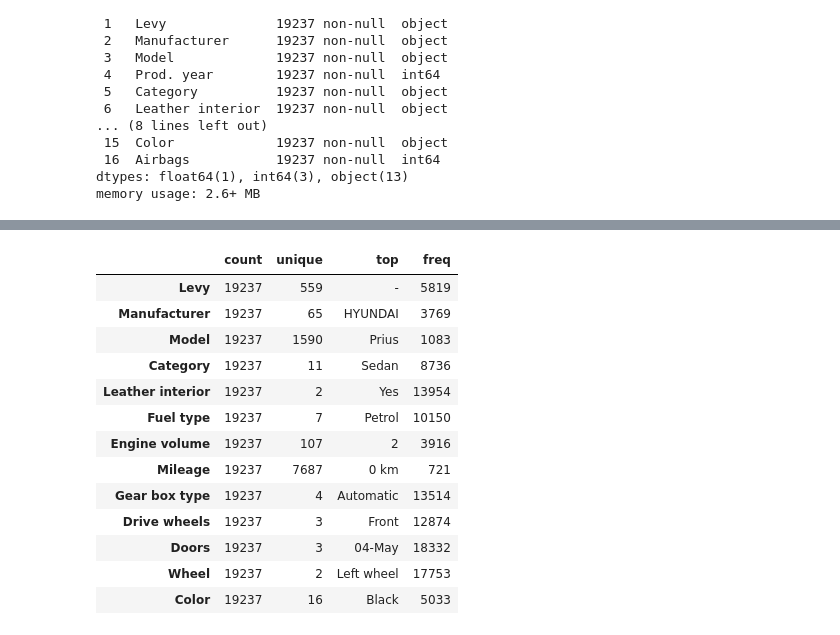
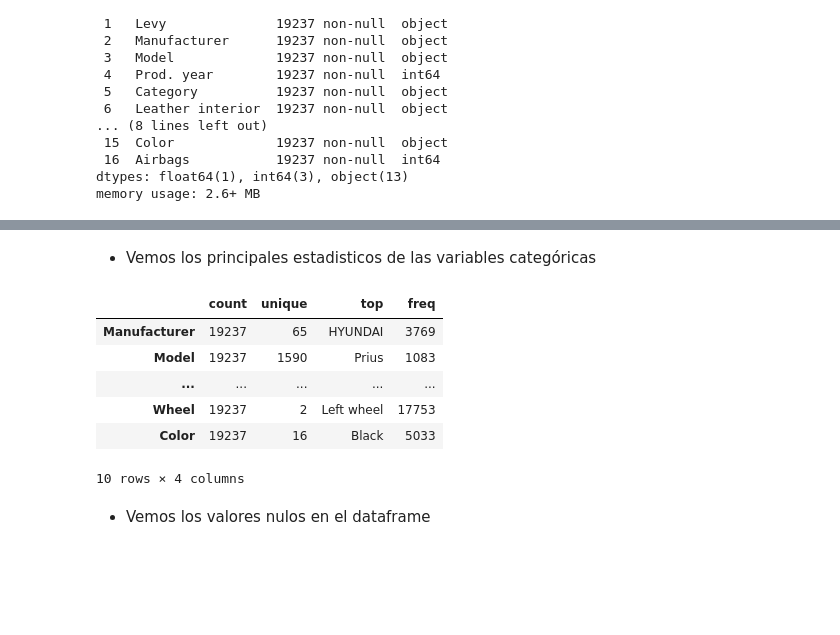
Before and after one commit to Adalab/DA-PROMO-B-MODULO-3-SPRINT-1-ANAIS-ARIANA, a Jupyter notebook: regresion_lineal/regresion_lineal_1.ipynb, the cells around one changed output, grey strips where cells are left out. Saved outputs shown, nothing was run; the diff lists cells and outputs as text; code cells hidden in the pictures; blank space fills up the shorter version.

```diff
--- a/regresion_lineal/regresion_lineal_1.ipynb
+++ b/regresion_lineal/regresion_lineal_1.ipynb
@@ -52,0 +113,2 @@ memory usage: 2.6+ MB
+# %%
+df['Doors'] = df['Doors'].str.replace('>', ' ')
@@ -52,0 +117,4 @@ memory usage: 2.6+ MB
+# %%
+df['Mileage'] = df['Mileage'].str.split(' ').str[0]
+# %%
+df['Levy'] = df['Levy'].str.replace('-', '0')
@@ -52,0 +154,2 @@ memory usage: 2.6+ MB
+# %%
+df = df.astype({'Doors':'int64', 'Mileage':'int64', 'Levy':'int64'})
@@ -65,20 +206,17 @@ df.describe().T
+# %% [markdown]
+- Vemos los principales estadisticos de las variables categóricas
 # %%
-df.describe(include= "O").T
+df.describe(include ="object").T
 # %% [output]
 |  | count | unique | top | freq |
-| Levy | 19237 | 559 | - | 5819 |
 | Manufacturer | 19237 | 65 | HYUNDAI | 3769 |
 | Model | 19237 | 1590 | Prius | 1083 |
-| Category | 19237 | 11 | Sedan | 8736 |
-| Leather interior | 19237 | 2 | Yes | 13954 |
-| Fuel type | 19237 | 7 | Petrol | 10150 |
-| Engine volume | 19237 | 107 | 2 | 3916 |
-| Mileage | 19237 | 7687 | 0 km | 721 |
-| Gear box type | 19237 | 4 | Automatic | 13514 |
-| Drive wheels | 19237 | 3 | Front | 12874 |
-| Doors | 19237 | 3 | 04-May | 18332 |
+| ... | ... | ... | ... | ... |
 | Wheel | 19237 | 2 | Left wheel | 17753 |
 | Color | 19237 | 16 | Black | 5033 |
+10 rows × 4 columns
+# %% [markdown]
+- Vemos los valores nulos en el dataframe
 # %%
 df.isnull().sum()
 # %% [output]
```
Also changed, not shown: parts of 46 cells of this notebook.
